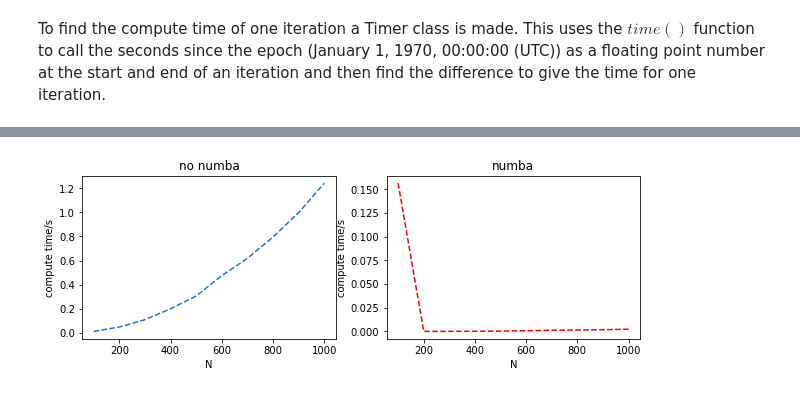
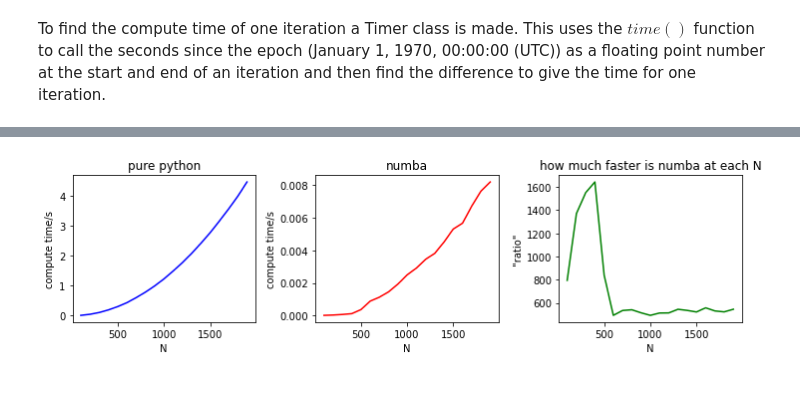
Before and after one commit to markp121/PHAS0102_cw1, a Jupyter notebook: coursework1_final.ipynb, the cells around one changed output, grey strips where cells are left out. Drawn from its saved outputs; the diff is of its cells as text; code cells hidden in the pictures.

```diff
--- a/coursework1_final.ipynb
+++ b/coursework1_final.ipynb
@@ -105,20 +108,0 @@ plt.show()
-# %%
-import numba
-import numpy as np
-
-@numba.njit
-def diffusion_iteration(un, un1, N):
-    for i in range(1, N-1):
-        for j in range(1, N-1):
-            un1[i, j] = (un[i+1,j] + un[i-1, j] + un[i, j+1] + un [i, j-1])/4
-    un[:] = un1
-    return un
-
-array_size = 5000
-u0 = np.zeros([array_size, array_size], dtype='float64')
-u1 = np.empty([array_size, array_size], dtype='float64')
-u0[1, 1:array_size-1] = 1
-
-with Timer() as t:
-        diffusion_iteration(u0, u1, array_size)
-print("array size: {}".format(array_size),"| time for process: {0}".format(t.interval))
@@ -148,47 +132,55 @@ def diffusion_iteration_jit(un, un1, N):
 
 x = []
 y = []
-x1 =[]
+xjit =[]
 yjit = []
 
-for array_size in range(100,1100,100):
+array_size = 10
+u0 = np.zeros([array_size, array_size], dtype = 'float64')
+u0[int(array_size/2)-2:int(array_size/2)+2, int(array_size/2)-2:int(array_size/2)+2] = 1
+u1 = np.empty([array_size, array_size], dtype = 'float64')
+
+diffusion_iteration_jit(u0, u1, array_size)
+
+for array_size in range(100,2000,100):
 
     u0 = np.zeros([array_size, array_size], dtype = 'float64')
     u0[int(array_size/2)-2:int(array_size/2)+2, int(array_size/2)-2:int(array_size/2)+2] = 1
     u1 = np.empty([array_size, array_size], dtype = 'float64')
 
     with Timer() as t:
         diffusion_iteration(u0, u1, array_size)
     x.append(array_size)
     y.append(t.interval)
 
-for array_size in range(100,1100,100):
-
-    u0 = np.zeros([array_size, array_size], dtype = 'float64')
-    u0[int(array_size/2)-2:int(array_size/2)+2, int(array_size/2)-2:int(array_size/2)+2] = 1
-    u1 = np.empty([array_size, array_size], dtype = 'float64')
-
     with Timer() as t:
         diffusion_iteration_jit(u0, u1, array_size)
-    x1.append(array_size)
+    xjit.append(array_size)
     yjit.append(t.interval)
 
 fig = plt.figure(figsize=(10.0, 3.0))
 
-axes1 = fig.add_subplot(1, 2, 1)
-axes2 = fig.add_subplot(1, 2, 2)
+axes1 = fig.add_subplot(1, 3, 1)
+axes2 = fig.add_subplot(1, 3, 2)
+axes3 = fig.add_subplot(1, 3, 3)
 
-axes1.plot(x, y, '--')
-axes1.set_title('no numba')
+axes1.plot(x, y, 'b-')
+axes1.set_title('pure python')
 axes1.set_xlabel('N')
 axes1.set_ylabel('compute time/s')
 
-axes2.plot(x, yjit, 'r--')
+axes2.plot(x, yjit, 'r-')
+axes2.set_title('numba')
 axes2.set_xlabel('N')
-axes2.set_title('numba')
 axes2.set_ylabel('compute time/s')
 
+axes3.plot(x,np.divide(y,yjit), 'g-')
+axes3.set_title('how much faster is numba at each N')
+axes3.set_xlabel('N')
+axes3.set_ylabel('"ratio"')
+
+fig.tight_layout()
 
 plt.show()
 # %% [output]
-[figure, old version]
+[figure, new version]
```
Also changed, not shown: parts of 8 cells of this notebook.
